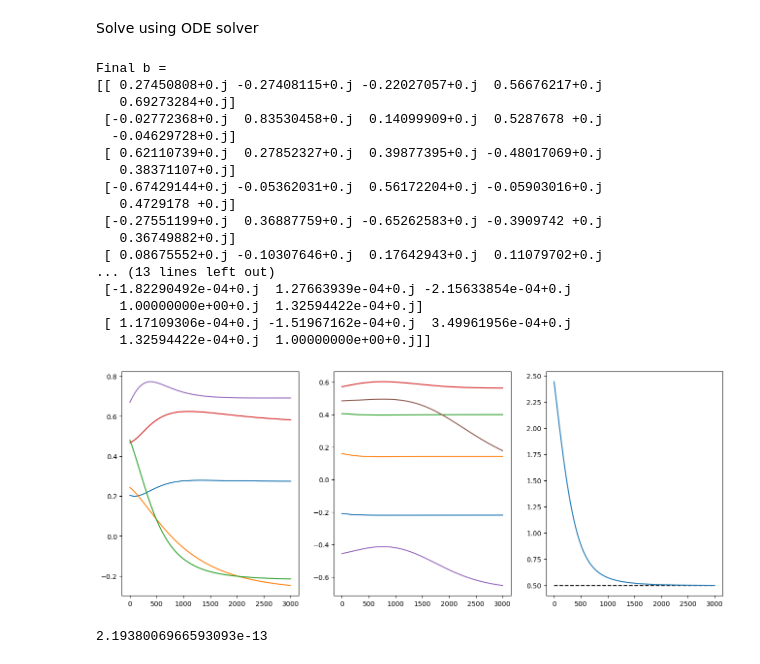
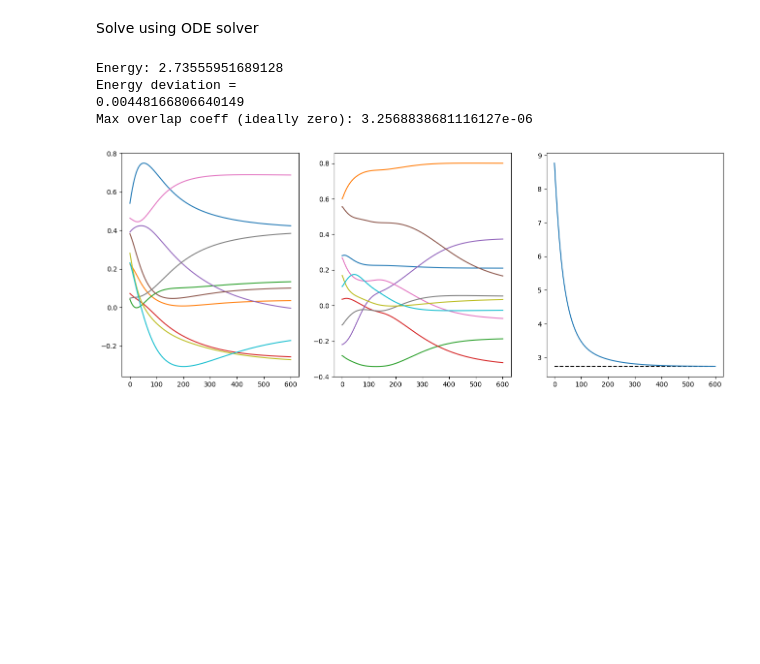
Before and after one commit to leoskar/mctdhf, a Jupyter notebook: MCTDHF_fd.ipynb, the cells around one changed output. Cells and saved outputs as stored; diff of their text form; code cells hidden in the pictures; blank space fills up the shorter version.

```diff
--- a/MCTDHF_fd.ipynb
+++ b/MCTDHF_fd.ipynb
@@ -121,9 +117,7 @@ Sanity test, due to symmetry in g this should be zero:
 # %% [markdown]
 Solve using Slater-Condon
 # %%
-zeros = np.zeros_like(g)
-
-H = SlaterCondonHamiltonian(num_spin_orbitals, num_electrons, h, zeros).get_hamiltonian()
+H = SlaterCondonHamiltonian(num_spin_orbitals, num_electrons, h, g).get_hamiltonian()
 E_CI, C_CI = np.linalg.eigh(H)
 print(E_CI)
 #print(C_CI[:,0].T@H@C_CI[:,0])
@@ -131,8 +125,10 @@ print(E_CI)
 #print(C_CI.conj().T@C_CI)
 
 D, d = get_RDMs(num_spin_orbitals, num_electrons, C_CI[:,0])
-E_rdm = np.einsum('pq, pq', D, h) + 0.5 * np.einsum('pqrs, pqrs', zeros, d)
+E_rdm = np.einsum('pq, pq', D, h) + 0.5 * np.einsum('pqrs, pqrs', g, d)
 print(E_rdm)
 
+E_exact = E_CI[0]
+
 np.testing.assert_almost_equal(E_CI[0], E_rdm)
 # %% [output]
@@ -249,7 +236,7 @@ class MCDTHF_imaginary_time:
 Solve using ODE solver
 # %%
 #mctdhf_fun = MCDTHF(h, g, num_mctdhf_orbitals, num_spin_orbitals, num_electrons)
-mctdhf_fun = MCDTHF_imaginary_time(h, zeros, num_mctdhf_orbitals, num_spin_orbitals, num_electrons)
+mctdhf_fun = MCDTHF_imaginary_time(h, g, num_mctdhf_orbitals, num_spin_orbitals, num_electrons)
 
 y_init = Cb_to_y(C_init, b_init)
 
@@ -262,8 +249,8 @@ Es = np.array([])
 
 t_init = 0
 t_final = 3.0
-#solver = DOP853(mctdhf_fun, t_init, y_init, t_final, max_step = 0.001)
-solver = RK45(mctdhf_fun, t_init, y_init, t_final, max_step = 0.001)
+solver = DOP853(mctdhf_fun, t_init, y_init, t_final, max_step = 0.005)
+#solver = RK45(mctdhf_fun, t_init, y_init, t_final, max_step = 0.001)
 #solver = RK23(mctdhf_fun, t_init, y_init, t_final, max_step = 0.001)
 
 while solver.status == 'running':
@@ -271,17 +258,25 @@ while solver.status == 'running':
 
     C, b = y_to_Cb(solver.y, num_mctdhf_orbitals, num_spin_orbitals, num_mctdhf_slater_dets)
     # Normalize every step during imaginary time prop
-    C = np.divide(C, np.sqrt(C.T.conj()@C))
+    #C = np.divide(C, np.sqrt(C.T.conj()@C))
+
+    # Might be better to move this renormalization to inside the mctdhf_func?
     b = np.divide(b, np.sqrt(np.einsum('ij, ij -> j', b.conj(), b)))
+    bc = b.conj()
 
     ## Test to make sure b_dot is orthogonal to b (otherwise orthonormality will be lost.)
     h_1 = np.einsum('jm, ij -> im', b, h)
-    h_2 = np.einsum('in, im -> nm', b.conj(), h_1)
+    h_2 = np.einsum('in, im -> nm', bc, h_1)
     # h_3 = np.einsum('in, nm -> im', b, h_2)
     # b_dot = -(h_1-h_3)
     # print(f'b@b_dot = \n{b.T.conj()@b_dot}')
 
-    H = SlaterCondonHamiltonian(num_mctdhf_orbitals, num_electrons, h_2, np.zeros((num_mctdhf_orbitals, )*4)).get_hamiltonian()
+    g_2 = np.einsum('jq, ls, ijkl -> iqks', bc, b, g)
+    g_3 = np.einsum('kr, iqks -> iqrs', b, g_2)
+    g_4 = np.einsum('ip, iqrs -> pqrs', bc, g_3)
+    #g_5 = np.einsum('ip, pqrs -> iqrs', b, g_4)
+
+    H = SlaterCondonHamiltonian(num_mctdhf_orbitals, num_electrons, h_2, g_4).get_hamiltonian()
 
     #D, d = get_RDMs(num_mctdhf_orbitals, num_electrons, C)
 
@@ -296,40 +291,27 @@ else:
         raise(RuntimeError(msg))
 # %%
 C_f, b_f = y_to_Cb(solver.y, num_mctdhf_orbitals, num_spin_orbitals, num_mctdhf_slater_dets)
-print(f"Final b =\n{b_f}")
-print(f"Final C =\n{C_f}")
-print(f"Final E =\n{Es[-1]}")
+#print(f"Final b =\n{b_f}")
+#print(f"Final C =\n{C_f}")
+print(f"Energy: {Es[-1]}")
+print(f"Energy deviation =\n{Es[-1]-E_exact}")
 
-print(f"Overlap matrix for final b:\n{b_f.T@b_f}")
+#print(f"Overlap matrix for final b:\n{b_f.T@b_f}")
+
+print(f"Max overlap coeff (ideally zero): {np.abs(np.max(b_f.T@b_f-np.eye(num_mctdhf_orbitals)))}")
+
 
 b_arr = np.array(bs)
 
 fig, ax = plt.subplots(1, 3, figsize=(16,6))
 ax[0].plot(np.real(Cs))
-ax[1].plot(np.real(b_arr.reshape(b_arr.shape[0],*b_init.shape)[:,:,2]))
-ax[2].plot(np.arange(Cs.shape[0]), 0.5*np.ones(Cs.shape[0]), 'k--')
+ax[1].plot(np.real(b_arr.reshape(b_arr.shape[0],*b_init.shape)[:,:,0]))
+ax[2].plot(E_exact*np.ones_like(Es), 'k--')
 ax[2].plot(Es)
 plt.show()
 # %% [output]
-Final b =
-[[ 0.27450808+0.j -0.27408115+0.j -0.22027057+0.j  0.56676217+0.j
-   0.69273284+0.j]
- [-0.02772368+0.j  0.83530458+0.j  0.14099909+0.j  0.5287678 +0.j
-  -0.04629728+0.j]
- [ 0.62110739+0.j  0.27852327+0.j  0.39877395+0.j -0.48017069+0.j
-   0.38371107+0.j]
- [-0.67429144+0.j -0.05362031+0.j  0.56172204+0.j -0.05903016+0.j
-   0.4729178 +0.j]
- [-0.27551199+0.j  0.36887759+0.j -0.65262583+0.j -0.3909742 +0.j
-   0.36749882+0.j]
- [ 0.08675552+0.j -0.10307646+0.j  0.17642943+0.j  0.11079702+0.j
-... (13 lines left out)
- [-1.82290492e-04+0.j  1.27663939e-04+0.j -2.15633854e-04+0.j
-   1.00000000e+00+0.j  1.32594422e-04+0.j]
- [ 1.17109306e-04+0.j -1.51967162e-04+0.j  3.49961956e-04+0.j
-   1.32594422e-04+0.j  1.00000000e+00+0.j]]
+Energy: 2.73555951689128
+Energy deviation =
+0.00448166806640149
+Max overlap coeff (ideally zero): 3.2568838681116127e-06
-[figure, old version]
+[figure, new version]
-# %%
-print(solver.step_size)
-# %% [output]
-2.1938006966593093e-13
```
Also changed, not shown: parts of 7 cells of this notebook, 1 other file.
